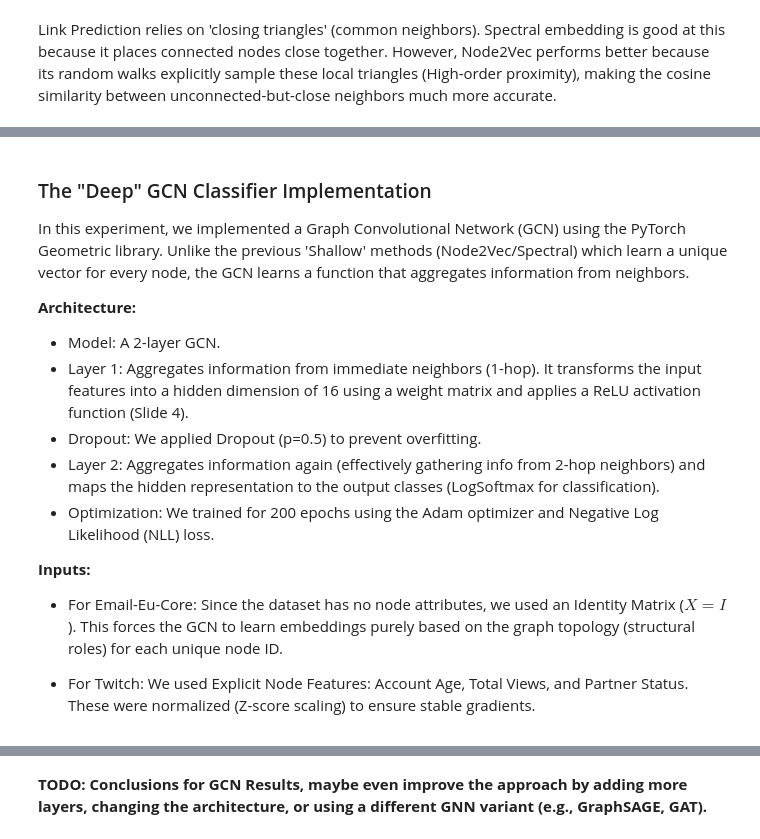
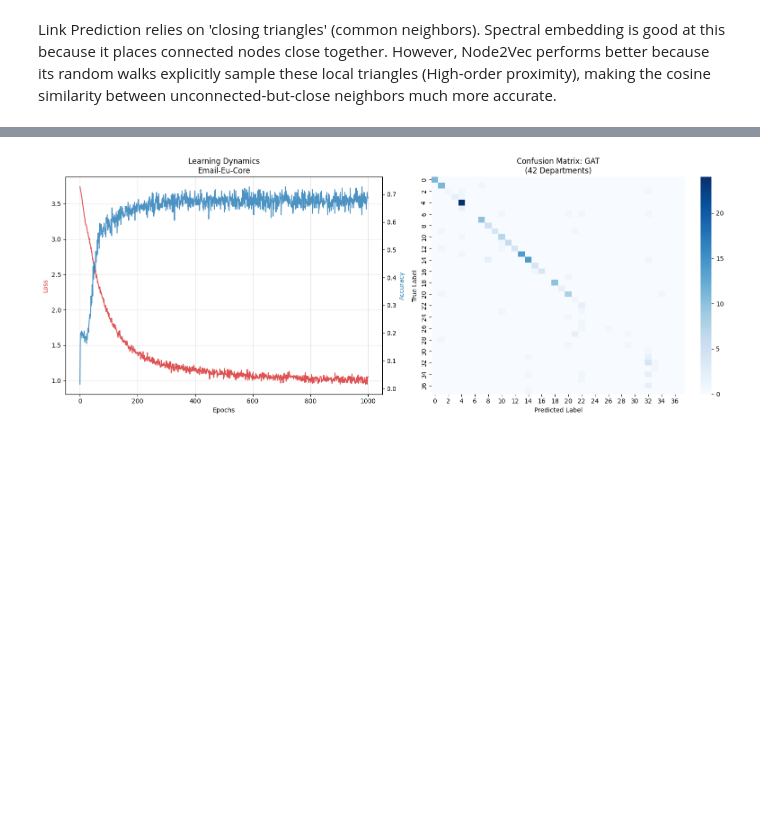
Before and after one commit to Carda01/community_detection, a Jupyter notebook: graph_ml/embeddings_notebook.ipynb, the cells around one changed output, grey strips where cells are left out. Cells and saved outputs as stored; diff of their text form; code cells hidden in the pictures; blank space fills up the shorter version.

```diff
--- a/graph_ml/embeddings_notebook.ipynb
+++ b/graph_ml/embeddings_notebook.ipynb
@@ -1026,0 +1148,7 @@ Link Prediction relies on 'closing triangles' (common neighbors). Spectral embed
+# %%
+# We use values [0.25, 0.5, 1, 2, 4] to cover the range from "tight local" to "wide global"
+p_grid = [0.25, 1, 4]
+q_grid = [0.25, 1, 4]
+
+# Run on Email Graph
+optimize_node2vec_params_both_tasks(G_email, "ground_truth", "Email-Eu-Core", p_grid, q_grid)
@@ -1029,25 +1220,4 @@ Link Prediction relies on 'closing triangles' (common neighbors). Spectral embed
-# %% [markdown]
-### The "Deep" GCN Classifier Implementation
-
-In this experiment, we implemented a Graph Convolutional Network (GCN) using the PyTorch Geometric library. Unlike the previous 'Shallow' methods (Node2Vec/Spectral) which learn a unique vector for every node, the GCN learns a function that aggregates information from neighbors.
-
-**Architecture:**
-
-- Model: A 2-layer GCN.
-- Layer 1: Aggregates information from immediate neighbors (1-hop). It transforms the input features into a hidden dimension of 16 using a weight matrix and applies a ReLU activation function (Slide 4).
-- Dropout: We applied Dropout (p=0.5) to prevent overfitting.
-- Layer 2: Aggregates information again (effectively gathering info from 2-hop neighbors) and maps the hidden representation to the output classes (LogSoftmax for classification).
-- Optimization: We trained for 200 epochs using the Adam optimizer and Negative Log Likelihood (NLL) loss.
-
-**Inputs:**
-
-- For Email-Eu-Core: Since the dataset has no node attributes, we used an Identity Matrix ($X = I$). This forces the GCN to learn embeddings purely based on the graph topology (structural roles) for each unique node ID.
-
-- For Twitch: We used Explicit Node Features: Account Age, Total Views, and Partner Status. These were normalized (Z-score scaling) to ensure stable gradients.
 # %%
-# Email (Structure Only)
-acc_email_gcn = run_gnn_training(G_email, "Email-Eu-Core", "ground_truth", use_features=False)
-
-# Twitch (Structure + Features)
-acc_twitch_gcn = run_gnn_training(G_twitch, "Twitch PTBR", "ground_truth", use_features=True)
+# --- Execution ---
+gat_acc_email = run_gat_ml_side_by_side(G_email)
 # %% [output]
@@ -1063,2 +1231 @@ acc_twitch_gcn = run_gnn_training(G_twitch, "Twitch PTBR", "ground_truth", use_f
+[figure, added]
-# %% [markdown]
-**TODO: Conclusions for GCN Results, maybe even improve the approach by adding more layers, changing the architecture, or using a different GNN variant (e.g., GraphSAGE, GAT).**
```
Also changed, not shown: parts of 24 cells of this notebook.
